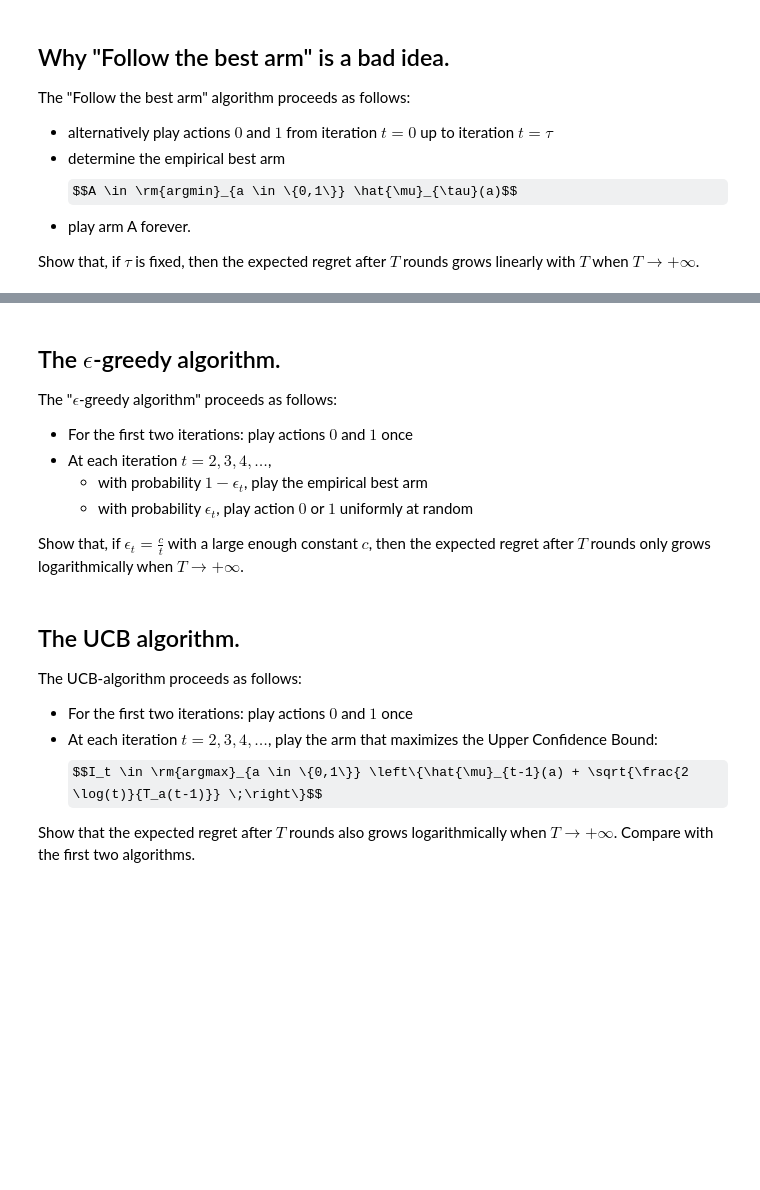
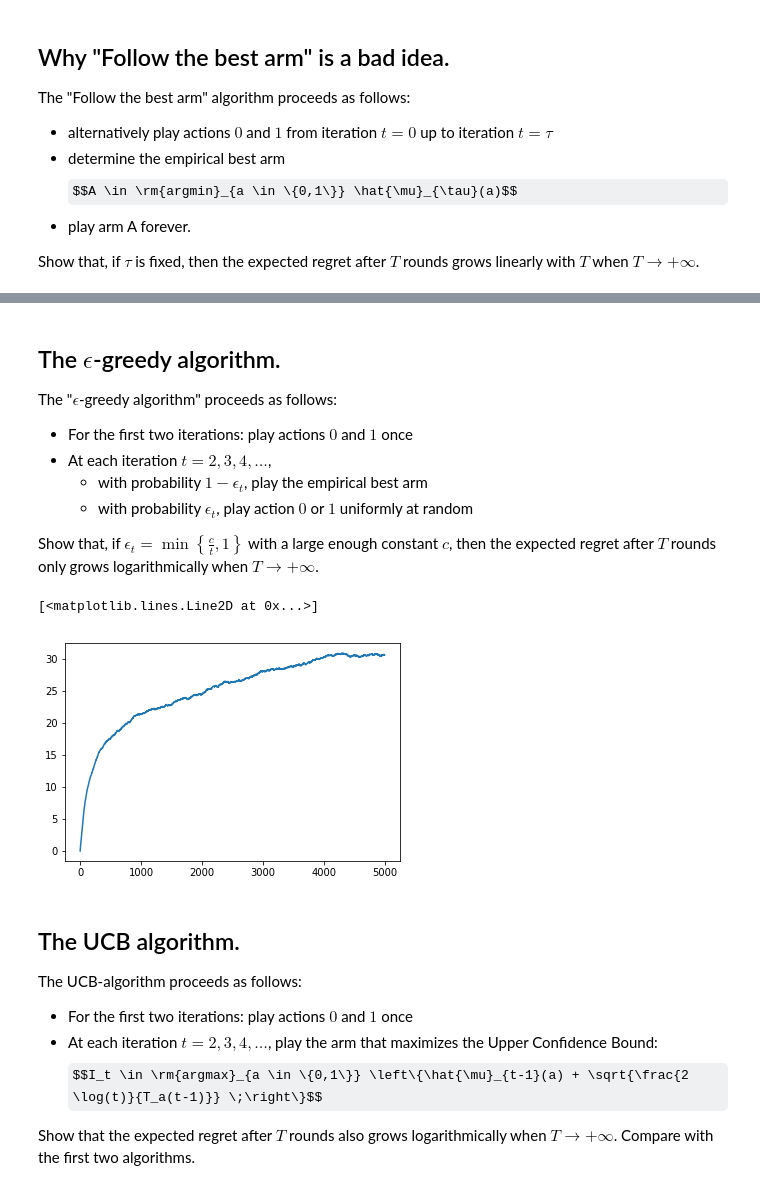
Before and after one commit to wikistat/MLTraining, a Jupyter notebook: Notebooks/intro-bandits.ipynb, the cells around one changed output, grey strips where cells are left out. Cells and saved outputs as stored; diff of their text form; code cells hidden in the pictures; some formulas as TeX source; blank space fills up the shorter version.

```diff
--- a/Notebooks/intro-bandits.ipynb
+++ b/Notebooks/intro-bandits.ipynb
@@ -45,7 +84,50 @@ The "$\epsilon$-greedy algorithm" proceeds as follows:
     - with probability $1-\epsilon_t$, play the empirical best arm
     - with probability $\epsilon_t$, play action $0$ or $1$ uniformly at random
 
-Show that, if $\epsilon_t = \frac{c}{t}$ with a large enough constant $c$, then the expected regret after $T$ rounds only grows logarithmically when $T \to +\infty$.
+Show that, if $\epsilon_t = \min \left\{\frac{c}{t},1\right\}$ with a large enough constant $c$, then the expected regret after $T$ rounds only grows logarithmically when $T \to +\infty$.
+# %%
+T = 5*10**3  # total number of rounds
+MC = 500    # number of Monte-Carlo experiments
+mu = [0.6,0.4]
+# Try also:
+#mu = [0.8,0.2]
+#mu = [0.51,0.49]
+mustar = max(mu)
+
+c = 2/0.2**2 # parameter of the algorithm
+
+avregret = zeros(T)  # will contain an estimate of R_t for all t<=T
+
+for experiment in range(MC):
+    regret = 0
+    muhat = [0,0] # after exploration phase, will contain estimates of expected rewards of arms 0 and 1
+    armcounts = [0,0] # number of draws for each arm
+    # initialization
+    for t in range(2):
+        A = t % 2 # we choose 0 or 1 alternatively
+        armcounts[A] += 1
+        r = binomial(1,mu[A]) # observed reward
+        muhat[A] += r
+        regret += mustar - r
+        avregret[t] += regret/MC # updates the estimate of the expected regret at time t
+    # exploration-exploitation phase: play epsilon-greedy
+    for t in range(2,T):
+        epsilon = min(c/t,1)
+        z = binomial(1,epsilon) # flip a biased coin (a result of 1 means we explore)
+        if z==1:
+            A = binomial(1,0.5) # A = 0 or 1 with probability 0.5
+        else:
+            A = argmax(muhat) # choose the empirical best arm (given the past observations)
+        armcounts[A] += 1
+        r = binomial(1,mu[A]) # observed reward
+        muhat[A] = (1-1/armcounts[A])*muhat[A] + r/armcounts[A]
+        regret += mustar - r
+        avregret[t] += regret/MC # updates the estimate of the expected regret at time t
+
+plot(avregret)
+# %% [output]
+[<matplotlib.lines.Line2D at 0x...>]
+[figure, added]
 # %% [markdown]
 ## The UCB algorithm.
 
```
Also changed, not shown: parts of 4 cells of this notebook.
